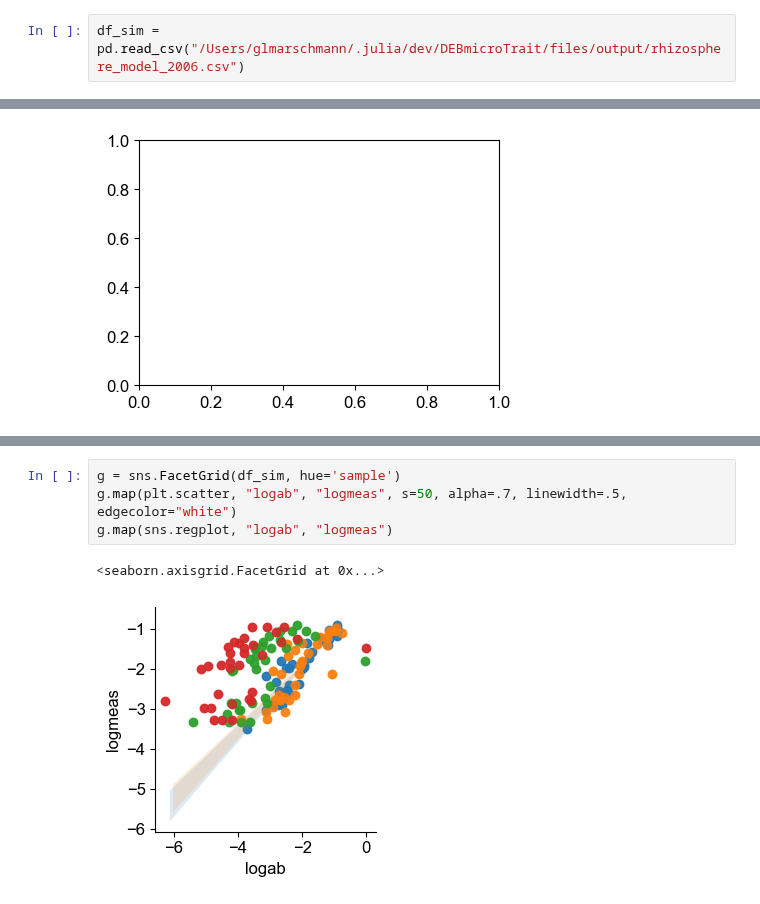
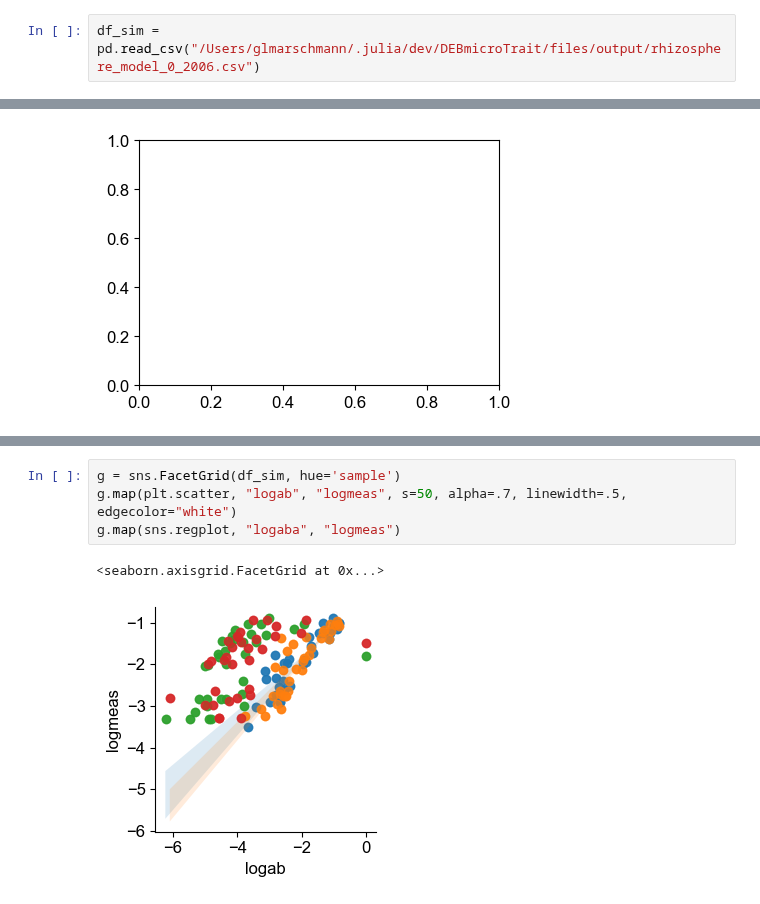
Before and after one commit to giannamars/DEBmicroTrait.jl, a Jupyter notebook: scripts/post_processing/rhizosphere_simulations.ipynb, the cells around one changed output, grey strips where cells are left out. Drawn from its saved outputs; the diff is of its cells as text.

```diff
--- a/scripts/post_processing/rhizosphere_simulations.ipynb
+++ b/scripts/post_processing/rhizosphere_simulations.ipynb
@@ -287,5 +317,5 @@ plt.savefig("/Users/glmarschmann/.julia/dev/DEBmicroTrait/files/avena/cumulative
 # %% [output]
 [figure]
 # %%
-df_sim = pd.read_csv("/Users/glmarschmann/.julia/dev/DEBmicroTrait/files/output/rhizosphere_model_2006.csv")
+df_sim = pd.read_csv("/Users/glmarschmann/.julia/dev/DEBmicroTrait/files/output/rhizosphere_model_0_2006.csv")
 # %%
@@ -312,7 +455,7 @@ ax = sns.barplot(x="response", y="relabundance", hue="sample", data=df_sim, ax=a
 # %%
 g = sns.FacetGrid(df_sim, hue='sample')
 g.map(plt.scatter, "logab", "logmeas", s=50, alpha=.7, linewidth=.5, edgecolor="white")
-g.map(sns.regplot, "logab", "logmeas")
+g.map(sns.regplot, "logaba", "logmeas")
 # %% [output]
 <seaborn.axisgrid.FacetGrid at 0x...>
-[figure, old version]
+[figure, new version]
```
Also changed, not shown: parts of 30 cells of this notebook, 16 other files.
